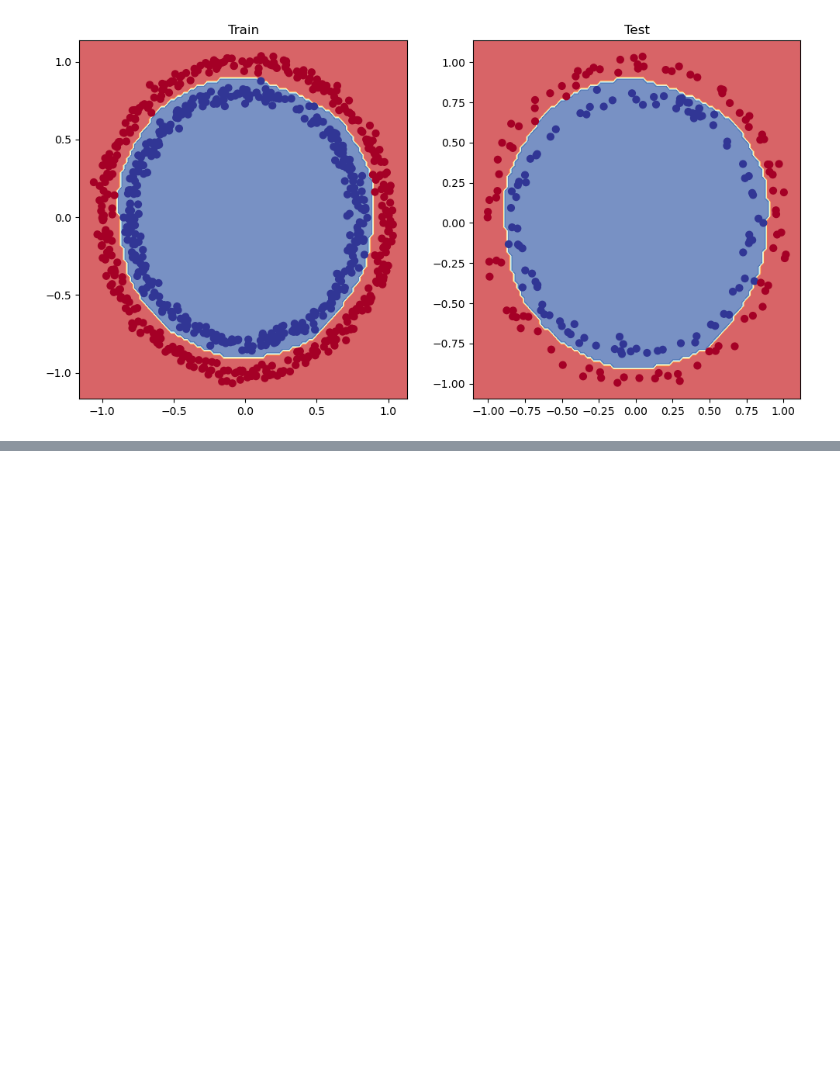
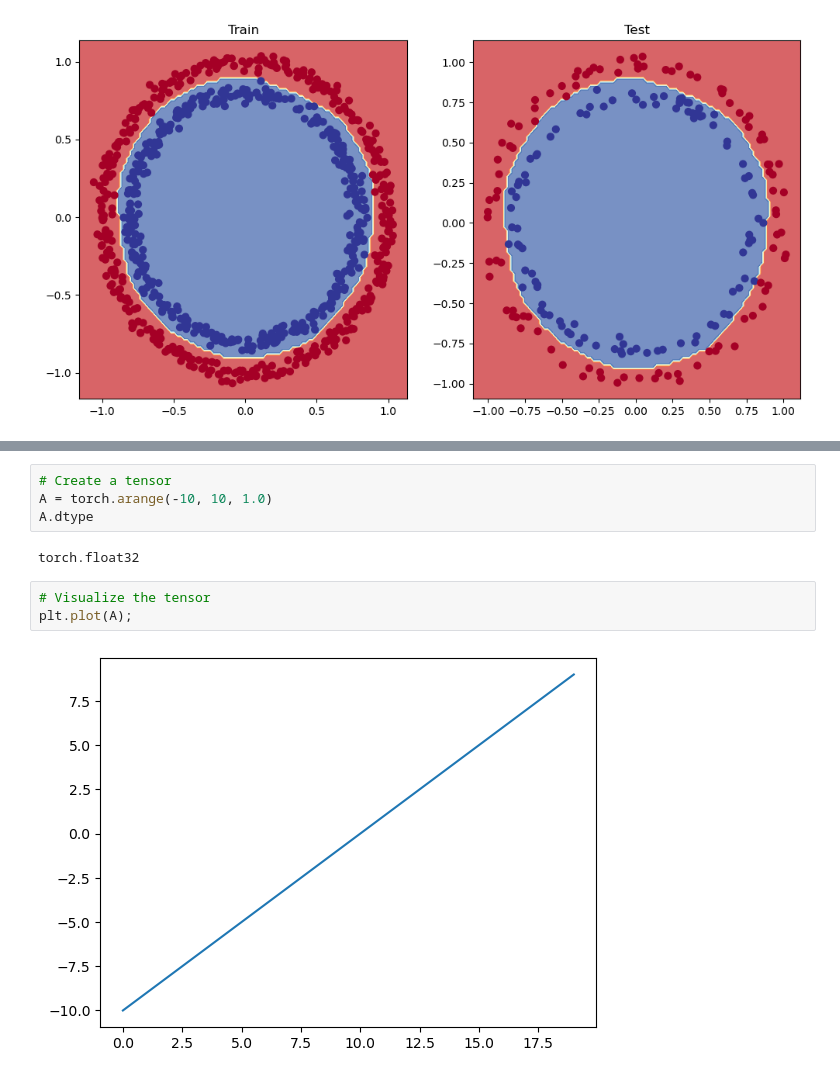
Before and after one commit to JoachimLombardi/Portfolio, a Jupyter notebook: Deep Learning/PyTorch/02_neural_network_classification_with_pytorch_video.ipynb, the cells around one changed output, grey strips where cells are left out. Cells and saved outputs as stored; diff of their text form; blank space fills up the shorter version.

```diff
--- a/Deep Learning/PyTorch/02_neural_network_classification_with_pytorch_video.ipynb
+++ b/Deep Learning/PyTorch/02_neural_network_classification_with_pytorch_video.ipynb
@@ -677,0 +691,11 @@ plot_train_test_decision_boundary(model_3)
+# %%
+# Create a tensor
+A = torch.arange(-10, 10, 1.0)
+A.dtype
+# %% [output]
+torch.float32
+# %%
+# Visualize the tensor
+plt.plot(A);
+# %% [output]
+[figure, added]
```
Also changed, not shown: parts of 31 cells of this notebook.
